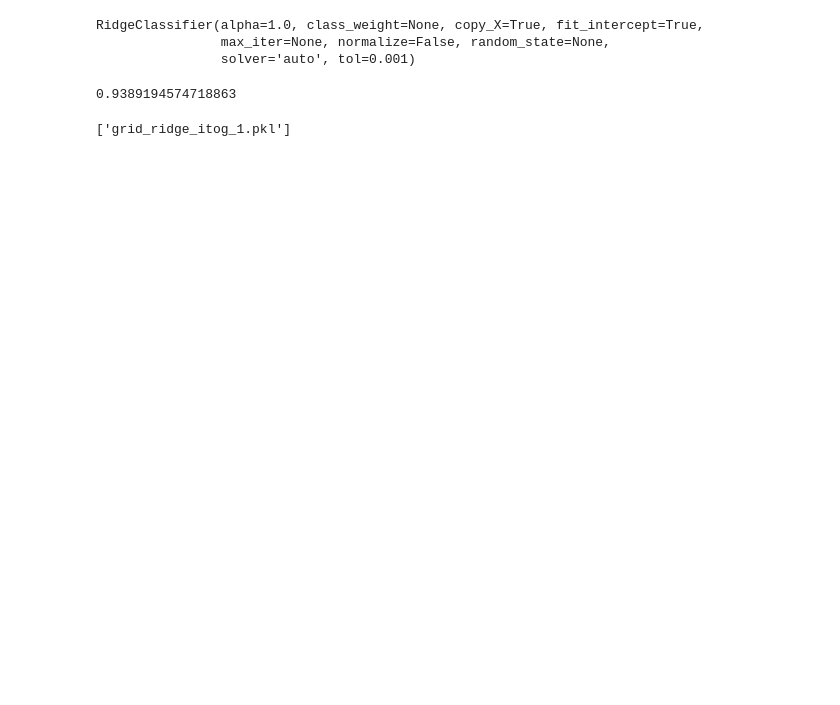
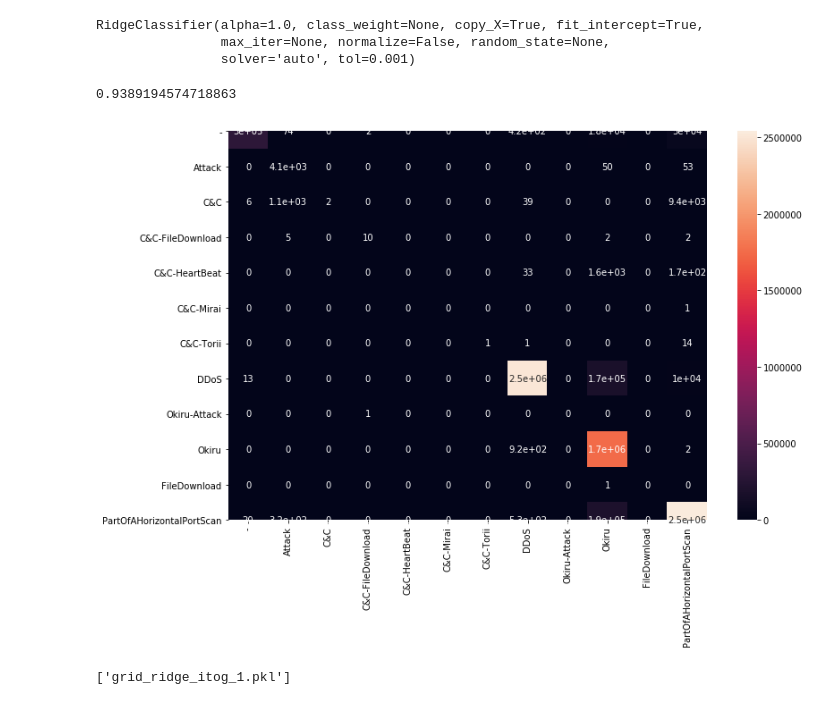
Before and after one commit to SiGidas/Aposemat_IoT-23, a Jupyter notebook: Itog_1.ipynb, the cells around one changed output. Saved outputs shown, nothing was run; the diff lists cells and outputs as text; code cells hidden in the pictures; blank space fills up the shorter version.

```diff
--- a/Itog_1.ipynb
+++ b/Itog_1.ipynb
@@ -863,10 +877,16 @@ Wall time: 5.48 s
 RidgeClassifier(alpha=1.0, class_weight=None, copy_X=True, fit_intercept=True,
                 max_iter=None, normalize=False, random_state=None,
                 solver='auto', tol=0.001)
+# %%
+y_pred = grid_ridge.predict(X_test)
 # %%
 accuracy_score(y_test, grid_ridge.predict(X_test))
 # %% [output]
 0.9389194574718863
+# %%
+con_mat(y_test, y_pred)
+# %% [output]
+[figure, added]
 # %%
 joblib.dump(grid_ridge, 'grid_ridge_itog_1.pkl')
 # %% [output]
```
Also changed, not shown: parts of 10 cells of this notebook.
